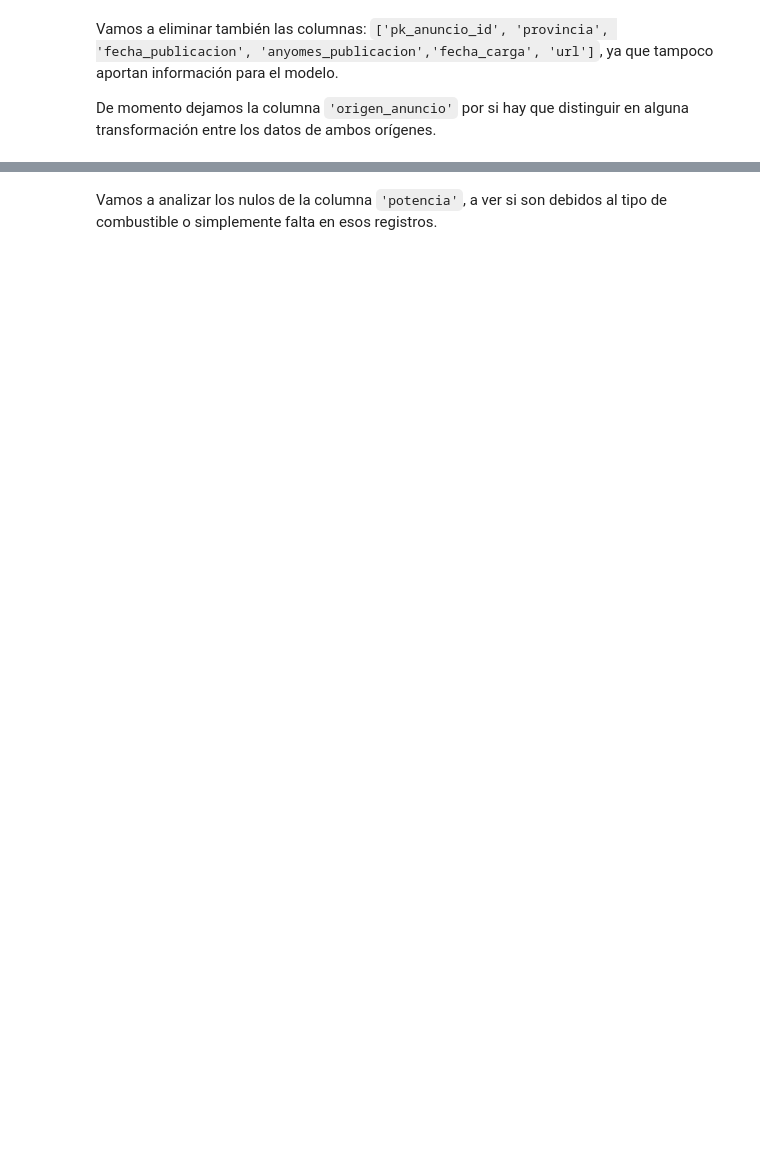
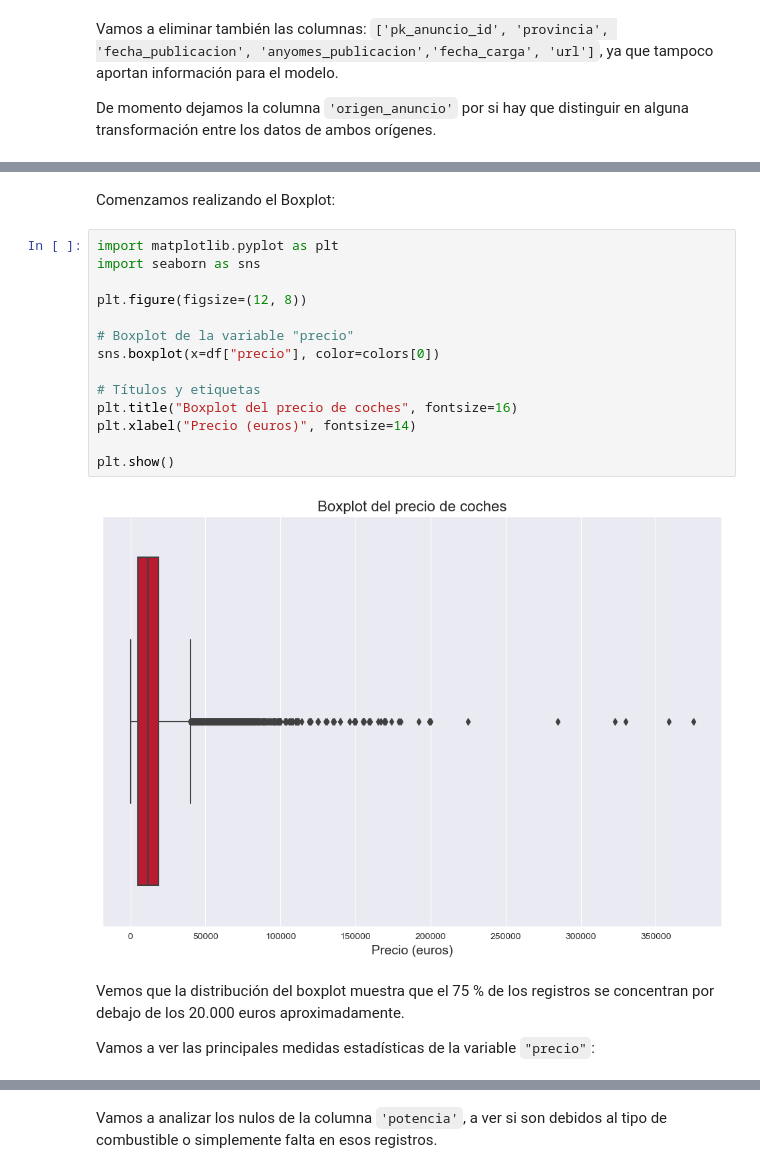
Before and after one commit to pintuchi2/tfm_car_price, a Jupyter notebook: notebooks/ml_car_price_prediction.ipynb, the cells around one changed output, grey strips where cells are left out. Saved outputs shown, nothing was run; the diff lists cells and outputs as text; blank space fills up the shorter version.

````diff
--- a/notebooks/ml_car_price_prediction.ipynb
+++ b/notebooks/ml_car_price_prediction.ipynb
@@ -145,0 +171,22 @@ memory usage: 3.1+ MB
+# %% [markdown]
+Comenzamos realizando el Boxplot:
+# %%
+import matplotlib.pyplot as plt
+import seaborn as sns
+
+plt.figure(figsize=(12, 8))
+
+# Boxplot de la variable "precio"
+sns.boxplot(x=df["precio"], color=colors[0])
+
+# Títulos y etiquetas
+plt.title("Boxplot del precio de coches", fontsize=16)
+plt.xlabel("Precio (euros)", fontsize=14)
+
+plt.show()
+# %% [output]
+[figure, added]
+# %% [markdown]
+Vemos que la distribución del boxplot muestra que el 75 % de los registros se concentran por debajo de los 20.000 euros aproximadamente.
+
+Vamos a ver las principales medidas estadísticas de la variable ```"precio"```:
````
Also changed, not shown: parts of 127 cells of this notebook, 6 other files.
